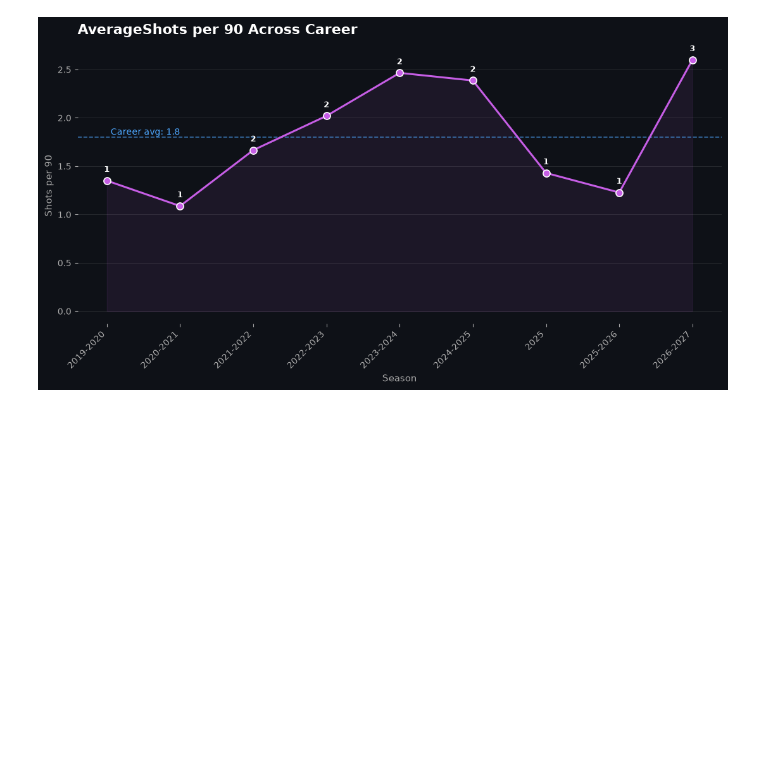
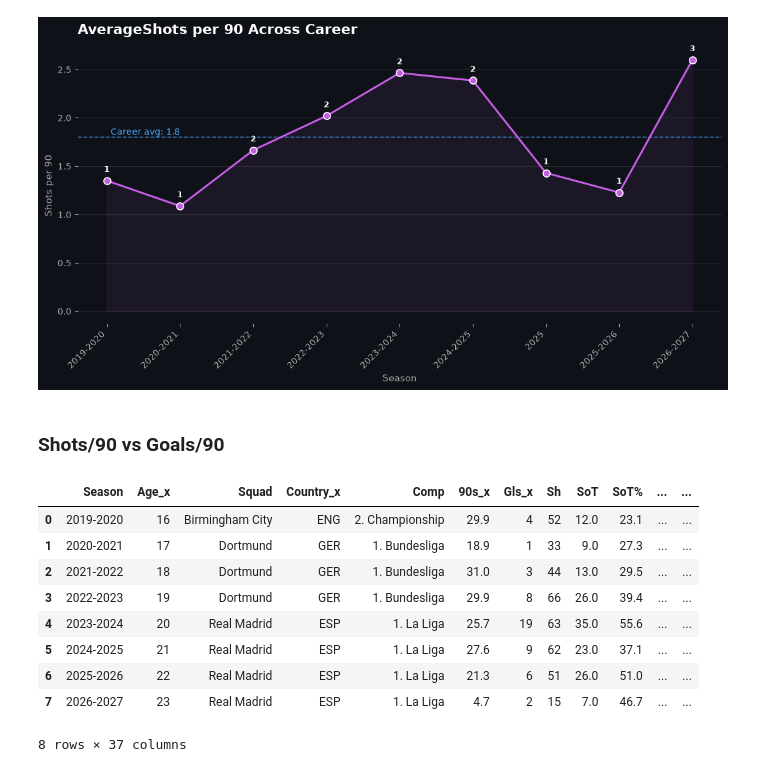
Before and after one commit to SalmaAllam8/football-data-visualization, a Jupyter notebook: Jude_Bellingham.ipynb, the cells around one changed output. Saved outputs shown, nothing was run; the diff lists cells and outputs as text; code cells hidden in the pictures; blank space fills up the shorter version.

Commit message:
shooting

```diff
--- a/Jude_Bellingham.ipynb
+++ b/Jude_Bellingham.ipynb
@@ -1342,3 +1342,23 @@ plt.tight_layout()
 plt.show()
 # %% [output]
 [figure]
+# %% [markdown]
+###  Shots/90 vs Goals/90
+# %%
+sh_90_gls_90 = pd.merge(
+        shooting_club_standard_stats,
+        club_standard_stats,
+        on=["Season", "Squad", "Comp", "Competition_Type"])
+
+sh_90_gls_90
+# %% [output]
+|  | Season | Age_x | Squad | Country_x | Comp | 90s_x | Gls_x | Sh | SoT | SoT% | ... | ... |
+| 0 | 2019-2020 | 16 | Birmingham City | ENG | 2. Championship | 29.9 | 4 | 52 | 12.0 | 23.1 | ... | ... |
+| 1 | 2020-2021 | 17 | Dortmund | GER | 1. Bundesliga | 18.9 | 1 | 33 | 9.0 | 27.3 | ... | ... |
+| 2 | 2021-2022 | 18 | Dortmund | GER | 1. Bundesliga | 31.0 | 3 | 44 | 13.0 | 29.5 | ... | ... |
+| 3 | 2022-2023 | 19 | Dortmund | GER | 1. Bundesliga | 29.9 | 8 | 66 | 26.0 | 39.4 | ... | ... |
+| 4 | 2023-2024 | 20 | Real Madrid | ESP | 1. La Liga | 25.7 | 19 | 63 | 35.0 | 55.6 | ... | ... |
+| 5 | 2024-2025 | 21 | Real Madrid | ESP | 1. La Liga | 27.6 | 9 | 62 | 23.0 | 37.1 | ... | ... |
+| 6 | 2025-2026 | 22 | Real Madrid | ESP | 1. La Liga | 21.3 | 6 | 51 | 26.0 | 51.0 | ... | ... |
+| 7 | 2026-2027 | 23 | Real Madrid | ESP | 1. La Liga | 4.7 | 2 | 15 | 7.0 | 46.7 | ... | ... |
+8 rows × 37 columns
```
Also changed, not shown: parts of 1 cell of this notebook.
